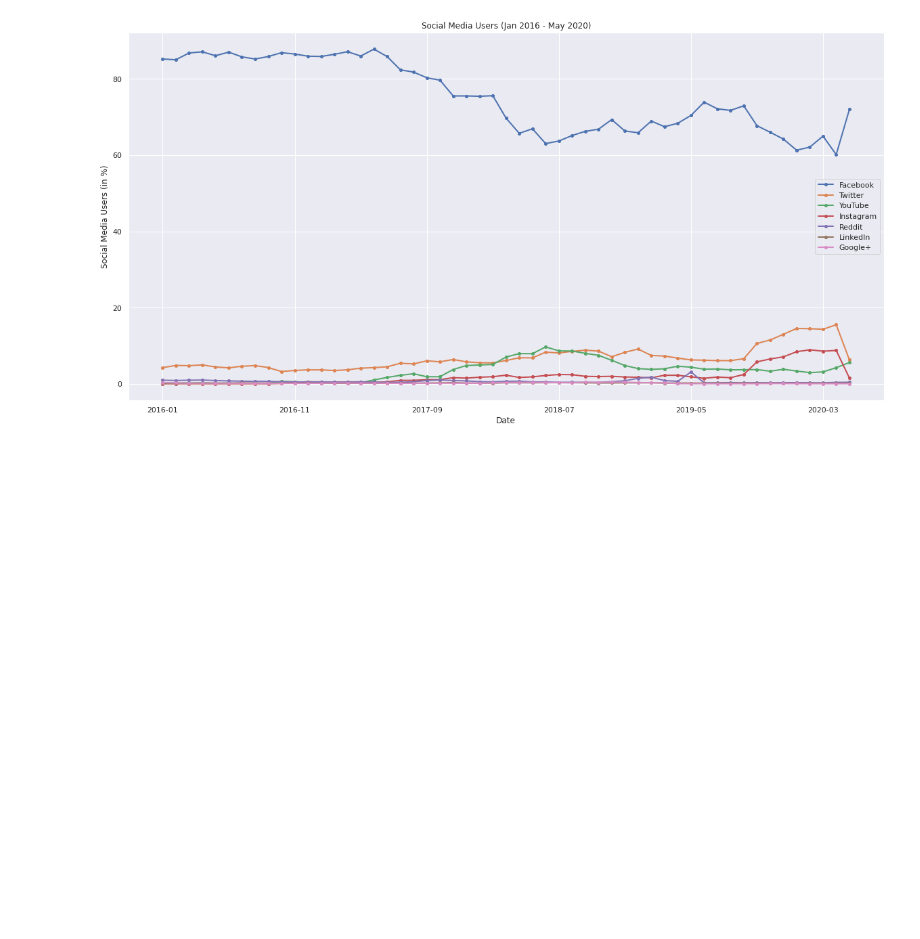
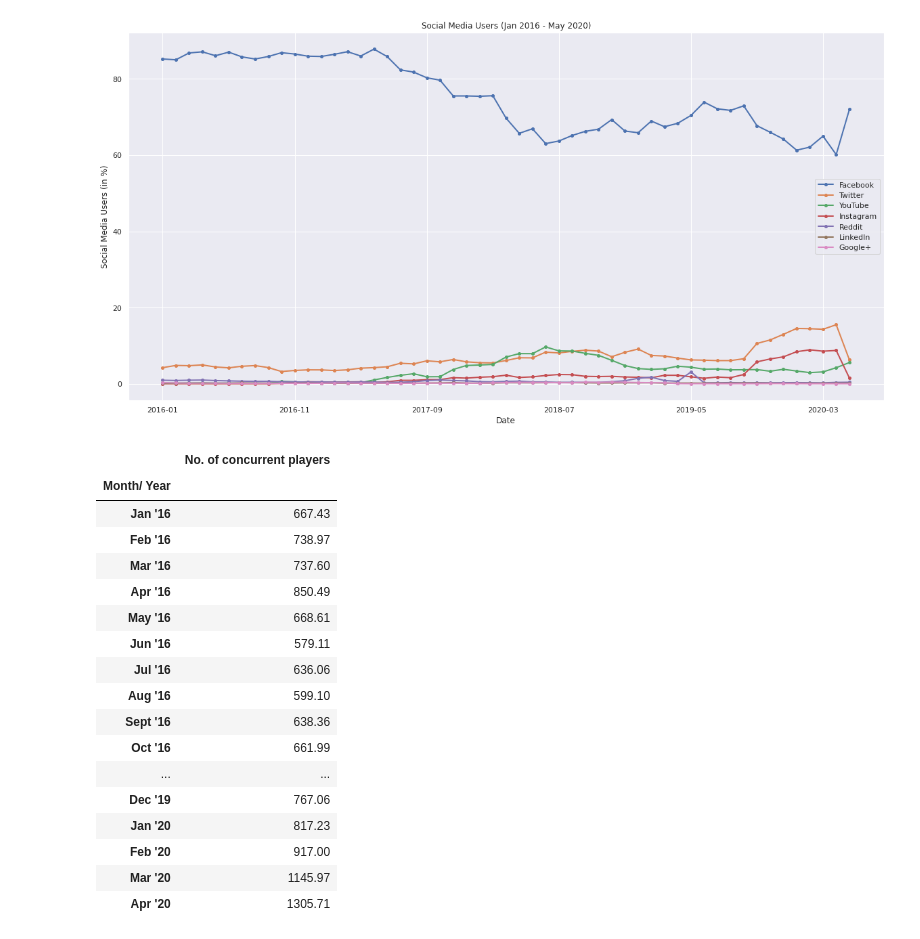
Before and after one commit to newb-dev-1008/CoVID_Entertainment_Impact, a Jupyter notebook: Entertainment_during_CoVID_19.ipynb, the cells around one changed output. Saved outputs shown, nothing was run; the diff lists cells and outputs as text; code cells hidden in the pictures; blank space fills up the shorter version.

```diff
--- a/Entertainment_during_CoVID_19.ipynb
+++ b/Entertainment_during_CoVID_19.ipynb
@@ -815,0 +814,26 @@ Text(0, 0.5, 'Social Media Users (in %)')
+# %%
+# csgo_increase, cod_warzone
+
+csgo = pd.read_excel('csgo_increase.xlsx')
+csgo.reset_index()
+csgo.set_index('Month/ Year', inplace = True)
+csgo
+# %% [output]
+|  | No. of concurrent players |
+| Month/ Year |  |
+| Jan '16 | 667.43 |
+| Feb '16 | 738.97 |
+| Mar '16 | 737.60 |
+| Apr '16 | 850.49 |
+| May '16 | 668.61 |
+| Jun '16 | 579.11 |
+| Jul '16 | 636.06 |
+| Aug '16 | 599.10 |
+| Sept '16 | 638.36 |
+| Oct '16 | 661.99 |
+| ... | ... |
+| Dec '19 | 767.06 |
+| Jan '20 | 817.23 |
+| Feb '20 | 917.00 |
+| Mar '20 | 1145.97 |
+| Apr '20 | 1305.71 |
```
Also changed, not shown: parts of 3 cells of this notebook.
